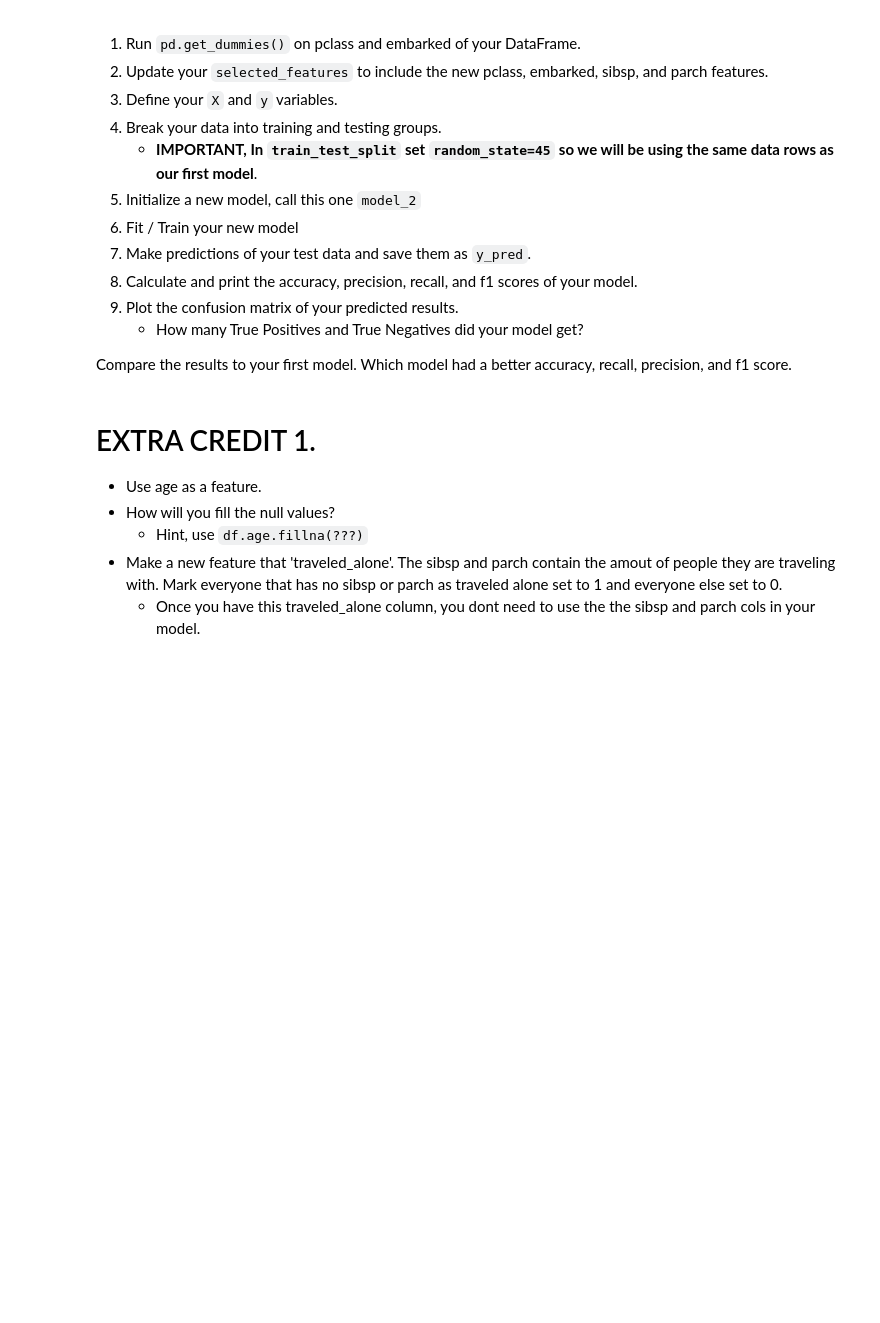
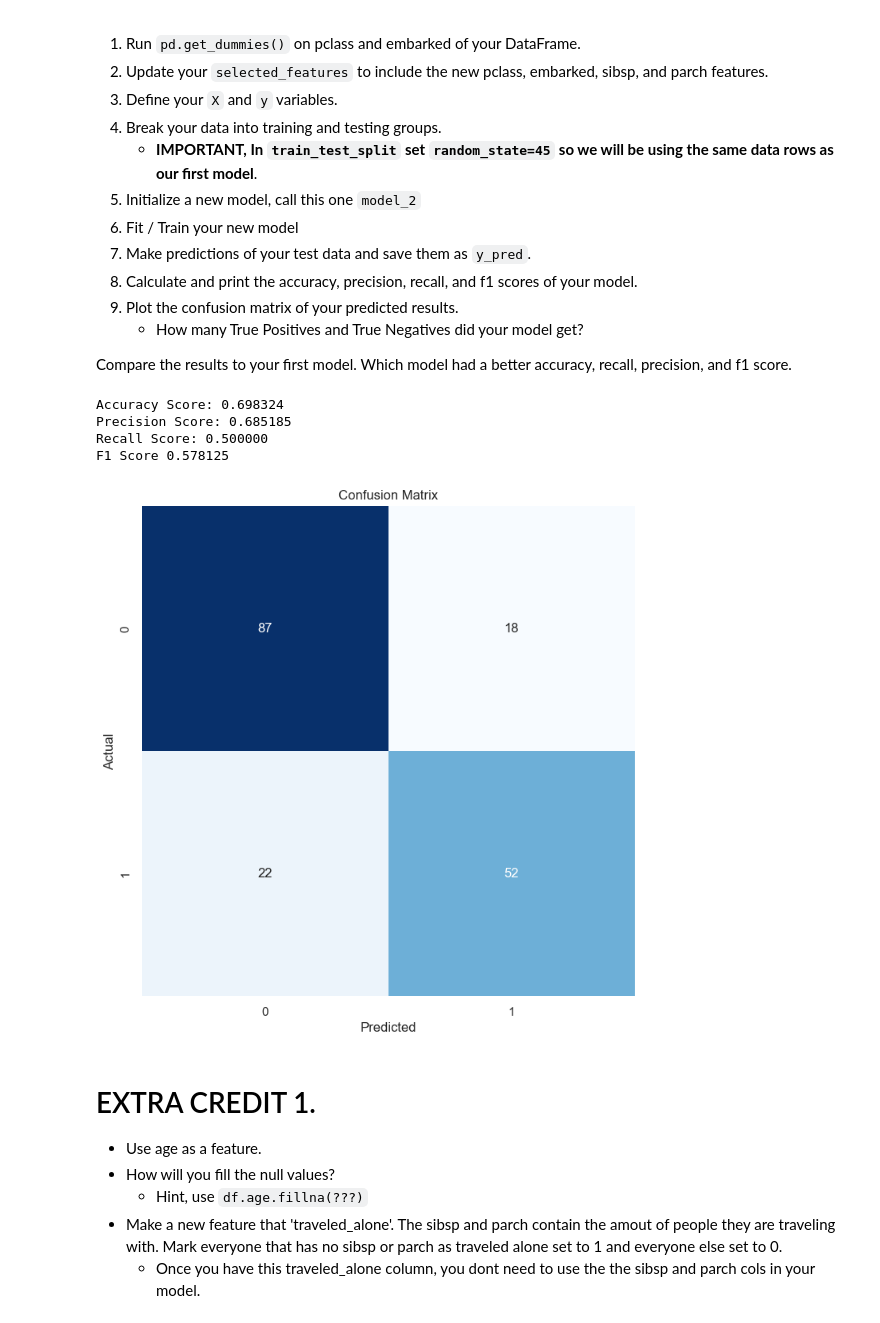
Before and after one commit to Colin0224/my-fork-2024-DS-Tue, a Jupyter notebook: Week-06-Classification/Exersise-CW.ipynb, the cells around one changed output. Drawn from its saved outputs; the diff is of its cells as text; code cells hidden in the pictures; blank space fills up the shorter version.

```diff
--- a/Week-06-Classification/Exersise-CW.ipynb
+++ b/Week-06-Classification/Exersise-CW.ipynb
@@ -177,47 +192,59 @@ Compare the results to your first model. Which model had a better accuracy, reca
 # %%
 df = pd.read_csv('data/titanic.csv')
 
 # Run pd.get_dummies on pclass and embarked of your DataFrame.
+df = pd.get_dummies(df, columns=['pclass', 'embarked'], drop_first=True)
+
+# Update your `selected_features` to include the new pclass and embarked features.
+selected_features = ['pclass_2', 'pclass_3', 'embarked_Q', 'embarked_S']
 
 
-# Update your `selected_features` to include the new pclass and embarked features.
+# Define your X and y variables
+X = df[selected_features]
 
-# Define your X and y variables
 
+# Set y to be our target variable.
+y = df['survived']
 
 # Split our data into testing and training.
 # !!! Remeber to use the same random state as you used before
+X_train, X_test, y_train, y_test =  train_test_split(X, y, test_size=0.2, random_state=42)
 
 
 # Initalize our model_2
-model_2 = LogisticRegression()
-
+model_2 = LogisticRegression(max_iter=1000)
+model_2.fit(X_train, y_train)
 # Fit / Train our model using our training data.
+y_pred = model_2.predict(X_test)
 
 # Make new predicitions using our testing data.
 
-# Calculate our accuracy
-accuracy_2 = ???
-
-# Calculate our precision score
-precision_2 = ???
-
-# Calculate our recall score
-recall_2 = ???
-
-# Calculate your f1-score
-f1_2 = ???
+accuracy_2 = accuracy_score(y_test, y_pred)
+precision_2 = precision_score(y_test, y_pred)
+recall_2 = recall_score(y_test, y_pred)
+f1_2 = f1_score(y_test, y_pred)
 
 # Print each of our scores to inspect performance.
 print("Accuracy Score: %f" % accuracy_2)
 print("Precision Score: %f" % precision_2)
 print("Recall Score: %f" % recall_2)
 print('F1 Score %f' % f1_2)
 
 # Plot your confusion matrix.
 fig = plt.figure(figsize=(8,8))
 plt.xlabel('Predicted')
-plt.ylabel('Actual');
+plt.ylabel('Actual')
+sns.heatmap(cm, annot=True, cmap='Blues', fmt='d', cbar=False)
+plt.xlabel('Predicted')
+plt.ylabel('Actual')
+plt.title('Confusion Matrix')
+plt.show()
+# %% [output]
+Accuracy Score: 0.698324
+Precision Score: 0.685185
+Recall Score: 0.500000
+F1 Score 0.578125
+[figure, added]
 # %% [markdown]
 # EXTRA CREDIT 1.
 * Use age as a feature.
```
Also changed, not shown: parts of 6 cells of this notebook.
